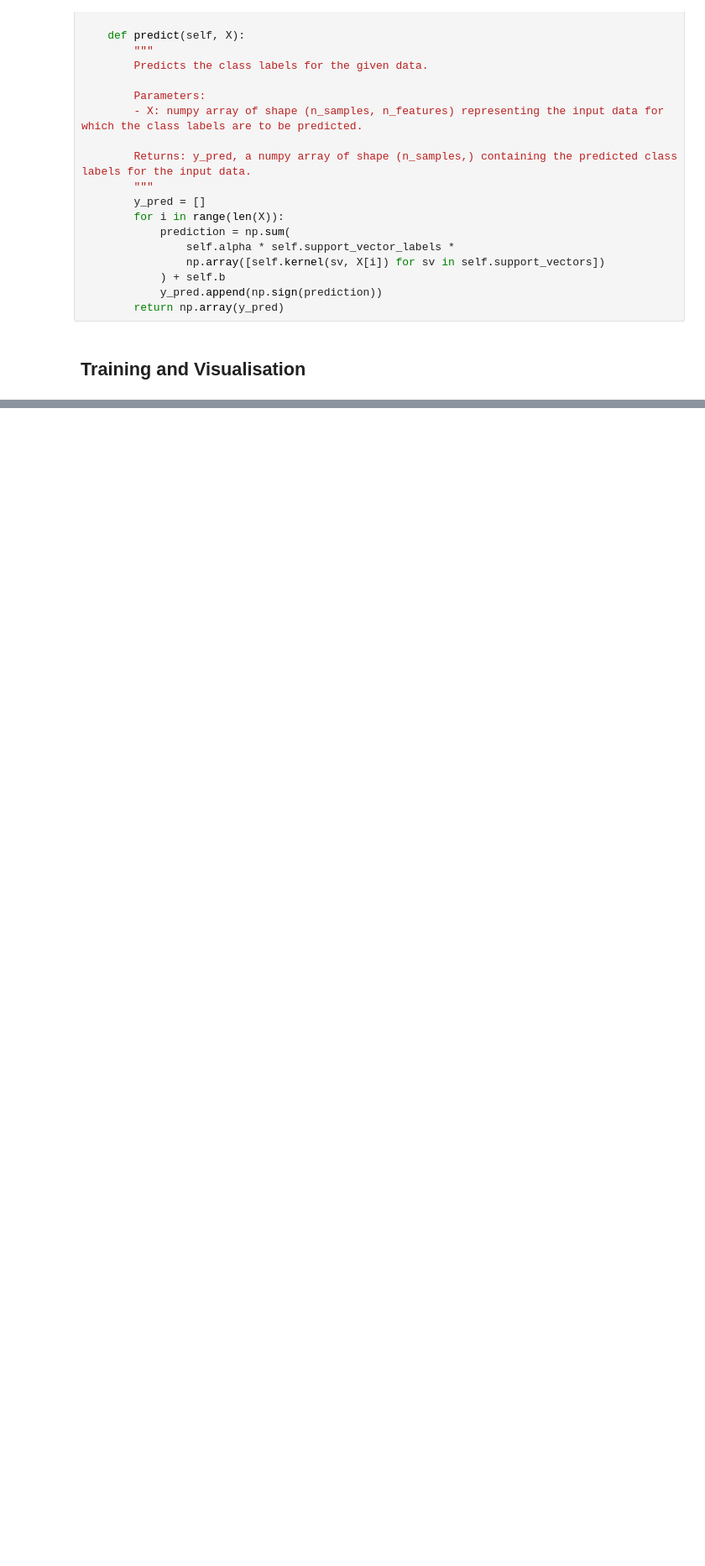
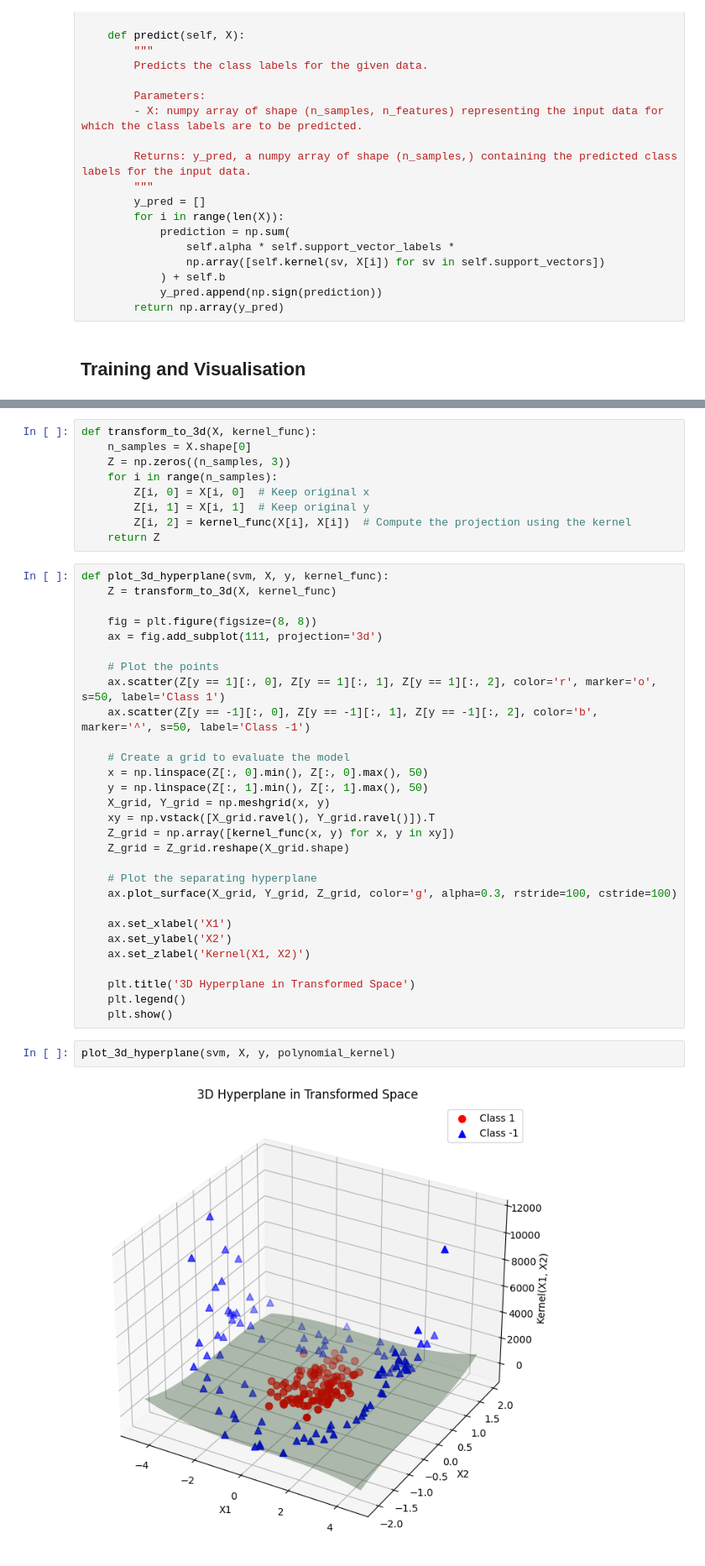
Before and after one commit to ariwo17/kernel-trick-implementation, a Jupyter notebook: Kernel Trick.ipynb, the cells around one changed output, grey strips where cells are left out. Shown at 84% size. Drawn from its saved outputs; the diff is of its cells as text; blank space fills up the shorter version.

Commit message:
3D visualisation of data transformation to higher dimension

```diff
--- a/Kernel Trick.ipynb
+++ b/Kernel Trick.ipynb
@@ -477,0 +488,42 @@ Optimal solution found.
+# %%
+def transform_to_3d(X, kernel_func):
+    n_samples = X.shape[0]
+    Z = np.zeros((n_samples, 3))
+    for i in range(n_samples):
+        Z[i, 0] = X[i, 0]  # Keep original x
+        Z[i, 1] = X[i, 1]  # Keep original y
+        Z[i, 2] = kernel_func(X[i], X[i])  # Compute the projection using the kernel
+    return Z
+# %%
+def plot_3d_hyperplane(svm, X, y, kernel_func):
+    Z = transform_to_3d(X, kernel_func)
+
+    fig = plt.figure(figsize=(8, 8))
+    ax = fig.add_subplot(111, projection='3d')
+
+    # Plot the points
+    ax.scatter(Z[y == 1][:, 0], Z[y == 1][:, 1], Z[y == 1][:, 2], color='r', marker='o', s=50, label='Class 1')
+    ax.scatter(Z[y == -1][:, 0], Z[y == -1][:, 1], Z[y == -1][:, 2], color='b', marker='^', s=50, label='Class -1')
+
+    # Create a grid to evaluate the model
+    x = np.linspace(Z[:, 0].min(), Z[:, 0].max(), 50)
+    y = np.linspace(Z[:, 1].min(), Z[:, 1].max(), 50)
+    X_grid, Y_grid = np.meshgrid(x, y)
+    xy = np.vstack([X_grid.ravel(), Y_grid.ravel()]).T
+    Z_grid = np.array([kernel_func(x, y) for x, y in xy])
+    Z_grid = Z_grid.reshape(X_grid.shape)
+
+    # Plot the separating hyperplane
+    ax.plot_surface(X_grid, Y_grid, Z_grid, color='g', alpha=0.3, rstride=100, cstride=100)
+
+    ax.set_xlabel('X1')
+    ax.set_ylabel('X2')
+    ax.set_zlabel('Kernel(X1, X2)')
+
+    plt.title('3D Hyperplane in Transformed Space')
+    plt.legend()
+    plt.show()
+# %%
+plot_3d_hyperplane(svm, X, y, polynomial_kernel)
+# %% [output]
+[figure, added]
```
Also changed, not shown: parts of 11 cells of this notebook, 1 other file.
